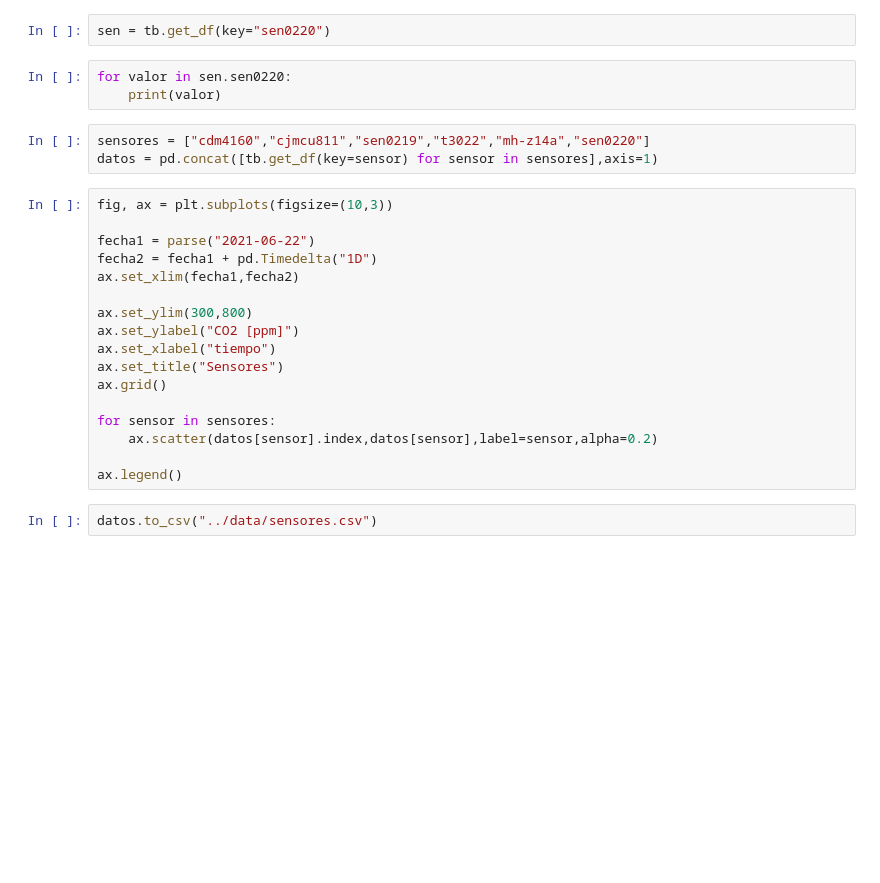
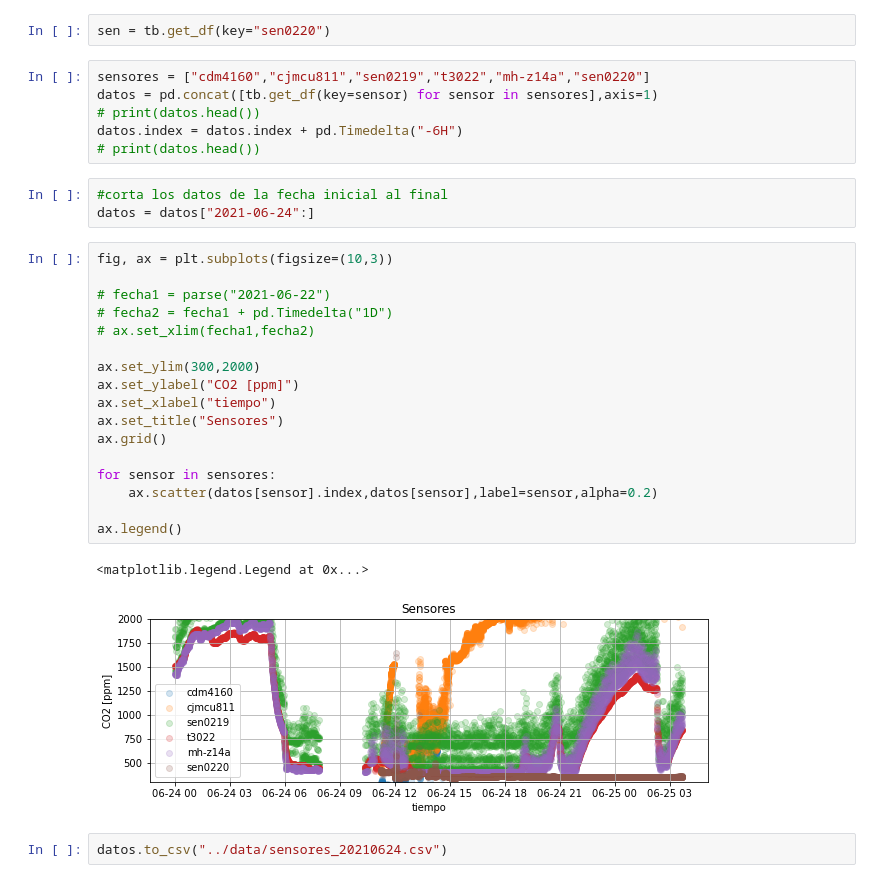
Before and after one commit to lata-mas/Monitor_co2_pistas_educativas, a Jupyter notebook: notebooks/001_descarga_guarda_ThingsBoard.ipynb, the cells around one changed output. Saved outputs shown, nothing was run; the diff lists cells and outputs as text; blank space fills up the shorter version.

Commit message:
correcion de horario y seleccion de fechas

```diff
--- a/notebooks/001_descarga_guarda_ThingsBoard.ipynb
+++ b/notebooks/001_descarga_guarda_ThingsBoard.ipynb
@@ -10,28 +10,34 @@ tb = TB(config_file='config_gbv.ini',device_name='CO2')
 ["cdm4160","cjmcu811","fatal","heartbeat","loadavg1","loadavg15","loadavg5","mh-z14a","notice","sen0219","sen0219avg","sen0219cma","sen0220","t3022","uptime","uptime-linux"]
 # %%
 sen = tb.get_df(key="sen0220")
-# %%
-for valor in sen.sen0220:
-    print(valor)
 # %%
 sensores = ["cdm4160","cjmcu811","sen0219","t3022","mh-z14a","sen0220"]
 datos = pd.concat([tb.get_df(key=sensor) for sensor in sensores],axis=1)
+# print(datos.head())
+datos.index = datos.index + pd.Timedelta("-6H")
+# print(datos.head())
+# %%
+#corta los datos de la fecha inicial al final
+datos = datos["2021-06-24":]
 # %%
 fig, ax = plt.subplots(figsize=(10,3))
 
-fecha1 = parse("2021-06-22")
-fecha2 = fecha1 + pd.Timedelta("1D")
-ax.set_xlim(fecha1,fecha2)
+# fecha1 = parse("2021-06-22")
+# fecha2 = fecha1 + pd.Timedelta("1D")
+# ax.set_xlim(fecha1,fecha2)
 
-ax.set_ylim(300,800)
+ax.set_ylim(300,2000)
 ax.set_ylabel("CO2 [ppm]")
 ax.set_xlabel("tiempo")
 ax.set_title("Sensores")
 ax.grid()
 
 for sensor in sensores:
     ax.scatter(datos[sensor].index,datos[sensor],label=sensor,alpha=0.2)
 
 ax.legend()
+# %% [output]
+<matplotlib.legend.Legend at 0x...>
+[figure, added]
 # %%
-datos.to_csv("../data/sensores.csv")
+datos.to_csv("../data/sensores_20210624.csv")
```
Also changed, not shown: 1 other file.
